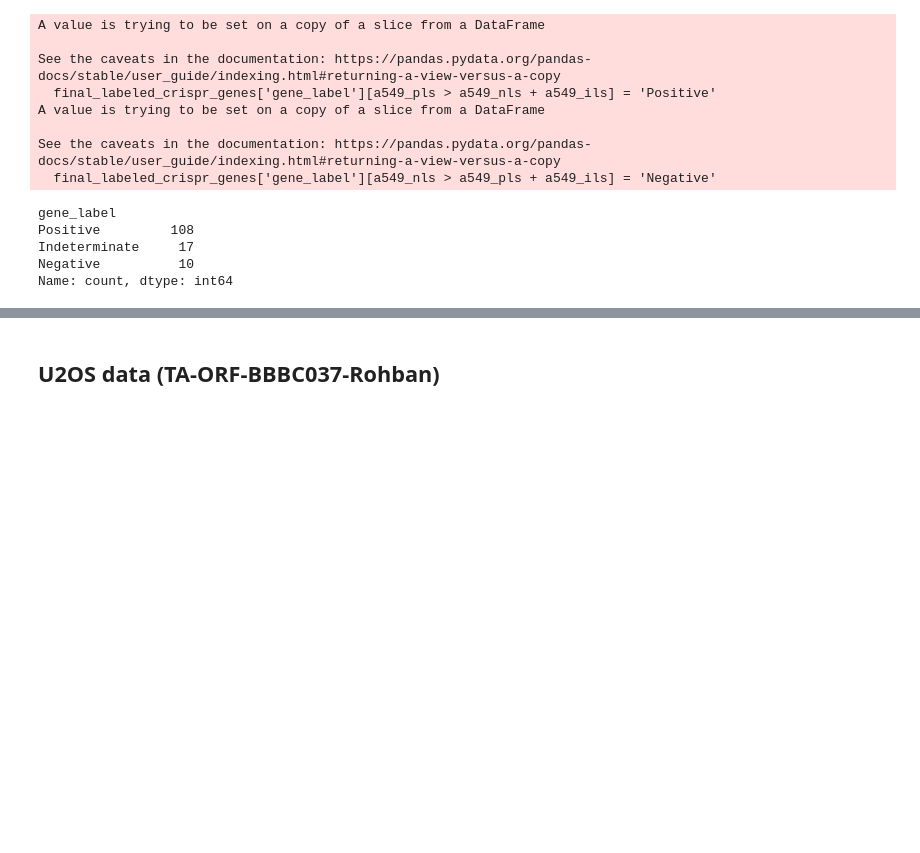
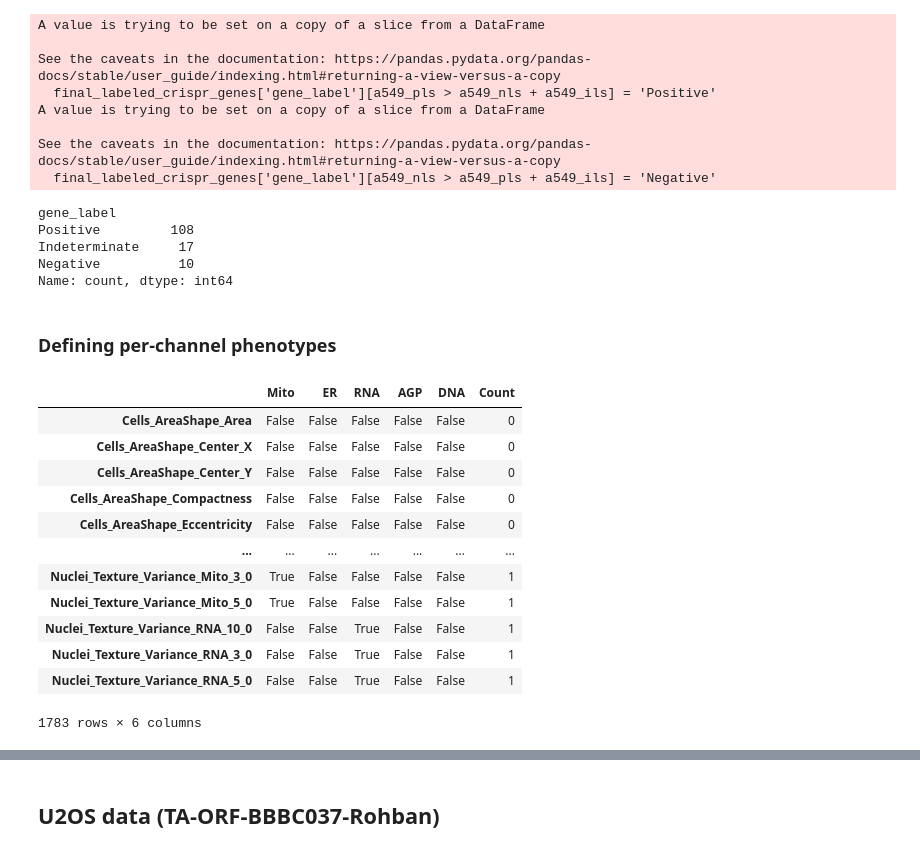
Before and after one commit to Craven-Biostat-Lab/morphology-prediction, a Jupyter notebook: data-loading-cpg0003.ipynb, the cells around one changed output, grey strips where cells are left out. Drawn from its saved outputs; the diff is of its cells as text; code cells hidden in the pictures; blank space fills up the shorter version.

```diff
--- a/data-loading-cpg0003.ipynb
+++ b/data-loading-cpg0003.ipynb
@@ -237,0 +241,33 @@ final_labeled_crispr_genes.to_csv('data/cpg0003/a549/gene_labels.csv')
+# %% [markdown]
+### Defining per-channel phenotypes
+# %%
+# Defining per-channel columns
+
+# The channels are
+channels = ['Mito', 'ER', 'RNA', 'AGP', 'DNA']
+
+a549_feature_channels = pd.DataFrame(
+    data={
+        channel: a549_feature_cols.str.contains(channel)
+        for channel in channels
+    },
+    index=a549_feature_cols
+)
+
+a549_feature_channels['Count'] = a549_feature_channels.sum(axis='columns')
+
+a549_feature_channels
+# %% [output]
+|  | Mito | ER | RNA | AGP | DNA | Count |
+| Cells_AreaShape_Area | False | False | False | False | False | 0 |
+| Cells_AreaShape_Center_X | False | False | False | False | False | 0 |
+| Cells_AreaShape_Center_Y | False | False | False | False | False | 0 |
+| Cells_AreaShape_Compactness | False | False | False | False | False | 0 |
+| Cells_AreaShape_Eccentricity | False | False | False | False | False | 0 |
+| ... | ... | ... | ... | ... | ... | ... |
+| Nuclei_Texture_Variance_Mito_3_0 | True | False | False | False | False | 1 |
+| Nuclei_Texture_Variance_Mito_5_0 | True | False | False | False | False | 1 |
+| Nuclei_Texture_Variance_RNA_10_0 | False | False | True | False | False | 1 |
+| Nuclei_Texture_Variance_RNA_3_0 | False | False | True | False | False | 1 |
+| Nuclei_Texture_Variance_RNA_5_0 | False | False | True | False | False | 1 |
+1783 rows × 6 columns
```
Also changed, not shown: parts of 10 cells of this notebook.
